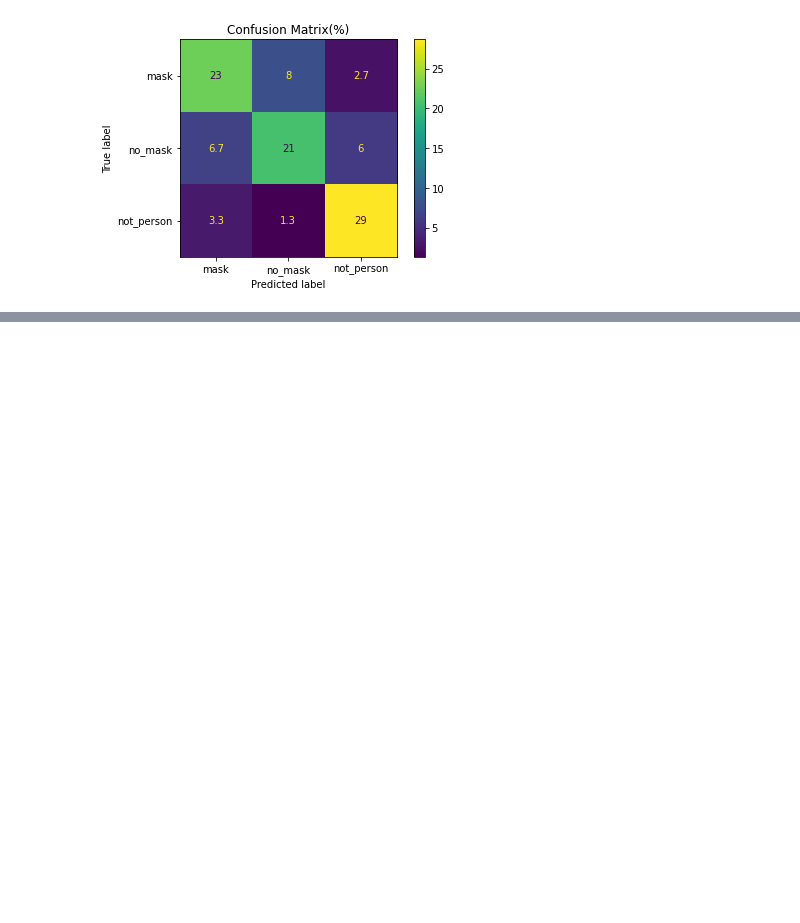
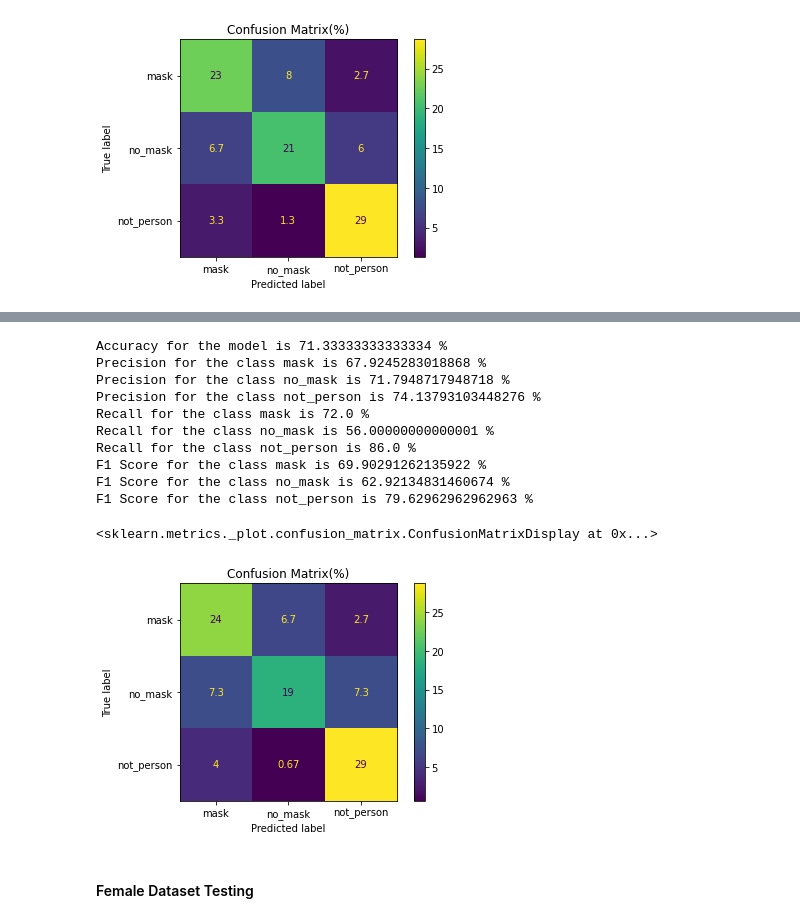
Before and after one commit to mdherdi/AI_FaceMaskDetection, a Jupyter notebook: Project_Code_Vikram_bias_changes_64_20Images.ipynb, the cells around one changed output, grey strips where cells are left out. Cells and saved outputs as stored; diff of their text form; code cells hidden in the pictures; blank space fills up the shorter version.

```diff
--- a/Project_Code_Vikram_bias_changes_64_20Images.ipynb
+++ b/Project_Code_Vikram_bias_changes_64_20Images.ipynb
@@ -876,0 +877,13 @@ cmd.plot(ax=ax)
+# %%
+data_dir_test_male = 'D:/Courses/COMP 6721 Applied AI/Project/GitRepo/dataset_p_2_64/rescaled/test_male/'
+
+test_dataset_male = ImageFolder(
+    root=data_dir_test_male
+    ,transform=data_transform
+)
+print(f'Test dataset: size: {len(test_dataset_male)}')
+
+test_dataloader_male = DataLoader(test_dataset_male, batch_size=8, shuffle=True)
+for data, labels in test_dataloader:
+    print(f'Test X | y batch shapes : {data.shape, labels.shape}')
+    break
@@ -876,0 +934,55 @@ cmd.plot(ax=ax)
+# %%
+torch.manual_seed(6721)
+np.random.seed(6721)
+
+from sklearn import metrics
+
+mask_index=test_dataset.class_to_idx['mask']
+no_mask_index=test_dataset.class_to_idx['no_mask']
+not_person_index=test_dataset.class_to_idx['not_person']
+
+confusion_metrics_final=metrics.confusion_matrix(test_batch,pred_batch)
+precision_final=metrics.precision_score(test_batch, pred_batch, average=None)
+recall_final=metrics.recall_score(test_batch, pred_batch, average=None)
+f1_final=metrics.f1_score(test_batch, pred_batch, average=None)
+
+print(f'Accuracy for the model is {test_acc*100} %')
+
+print(f'Precision for the class mask is {precision_final[mask_index]*100} %')
+print(f'Precision for the class no_mask is {precision_final[no_mask_index]*100} %')
+print(f'Precision for the class not_person is {precision_final[not_person_index]*100} %')
+
+print(f'Recall for the class mask is {recall_final[mask_index]*100} %')
+print(f'Recall for the class no_mask is {recall_final[no_mask_index]*100} %')
+print(f'Recall for the class not_person is {recall_final[not_person_index]*100} %')
+
+print(f'F1 Score for the class mask is {f1_final[mask_index]*100} %')
+print(f'F1 Score for the class no_mask is {f1_final[no_mask_index]*100} %')
+print(f'F1 Score for the class not_person is {f1_final[not_person_index]*100} %')
+
+import matplotlib.pyplot as plt
+from sklearn.metrics import confusion_matrix, ConfusionMatrixDisplay
+torch.manual_seed(6721)
+np.random.seed(6721)
+
+cm = confusion_matrix(test_batch, pred_batch, normalize='all')*100
+cmd = ConfusionMatrixDisplay(cm, display_labels=['mask', 'no_mask', 'not_person'])
+fig = plt.figure()
+ax = fig.add_subplot(111)
+ax.set_title('Confusion Matrix(%)')
+cmd.plot(ax=ax)
+# %% [output]
+Accuracy for the model is 71.33333333333334 %
+Precision for the class mask is 67.9245283018868 %
+Precision for the class no_mask is 71.7948717948718 %
+Precision for the class not_person is 74.13793103448276 %
+Recall for the class mask is 72.0 %
+Recall for the class no_mask is 56.00000000000001 %
+Recall for the class not_person is 86.0 %
+F1 Score for the class mask is 69.90291262135922 %
+F1 Score for the class no_mask is 62.92134831460674 %
+F1 Score for the class not_person is 79.62962962962963 %
+<sklearn.metrics._plot.confusion_matrix.ConfusionMatrixDisplay at 0x...>
+[figure, added]
+# %% [markdown]
+#### Female Dataset Testing
```
Also changed, not shown: parts of 7 cells of this notebook, 1 other file.
